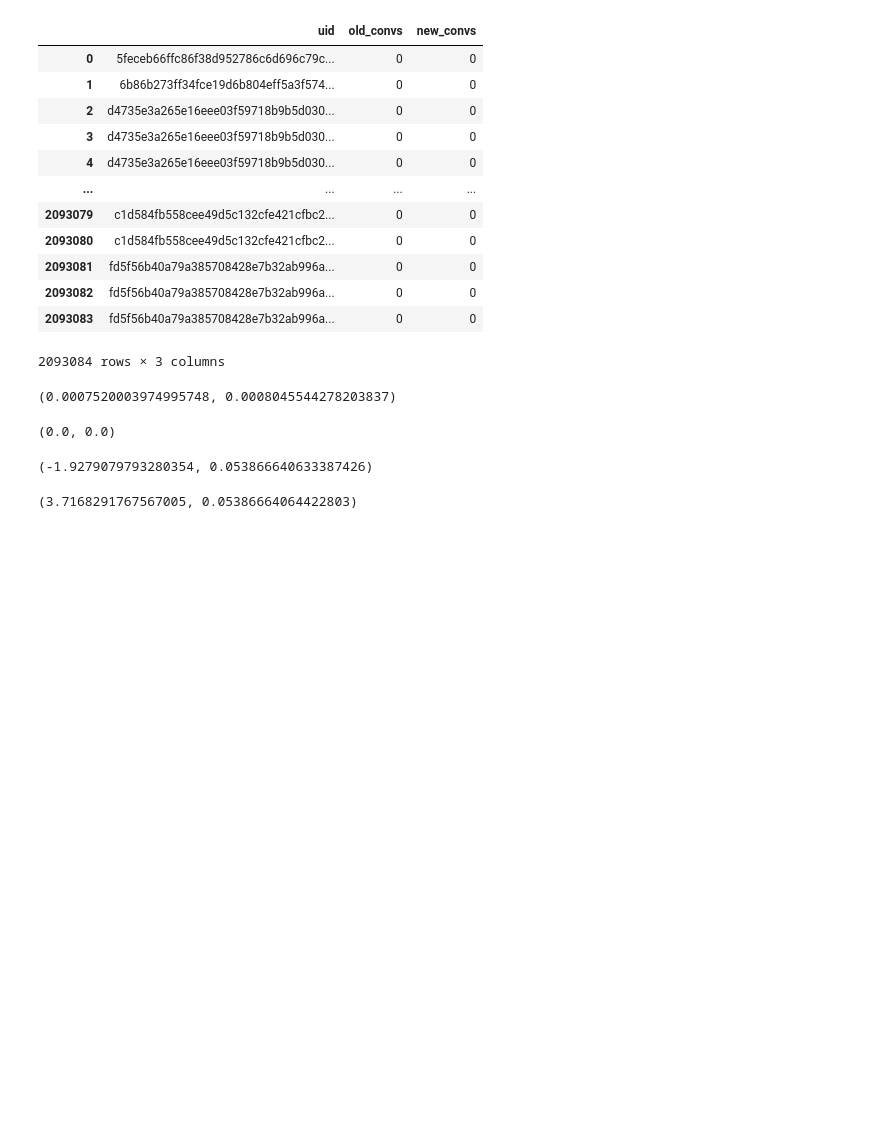
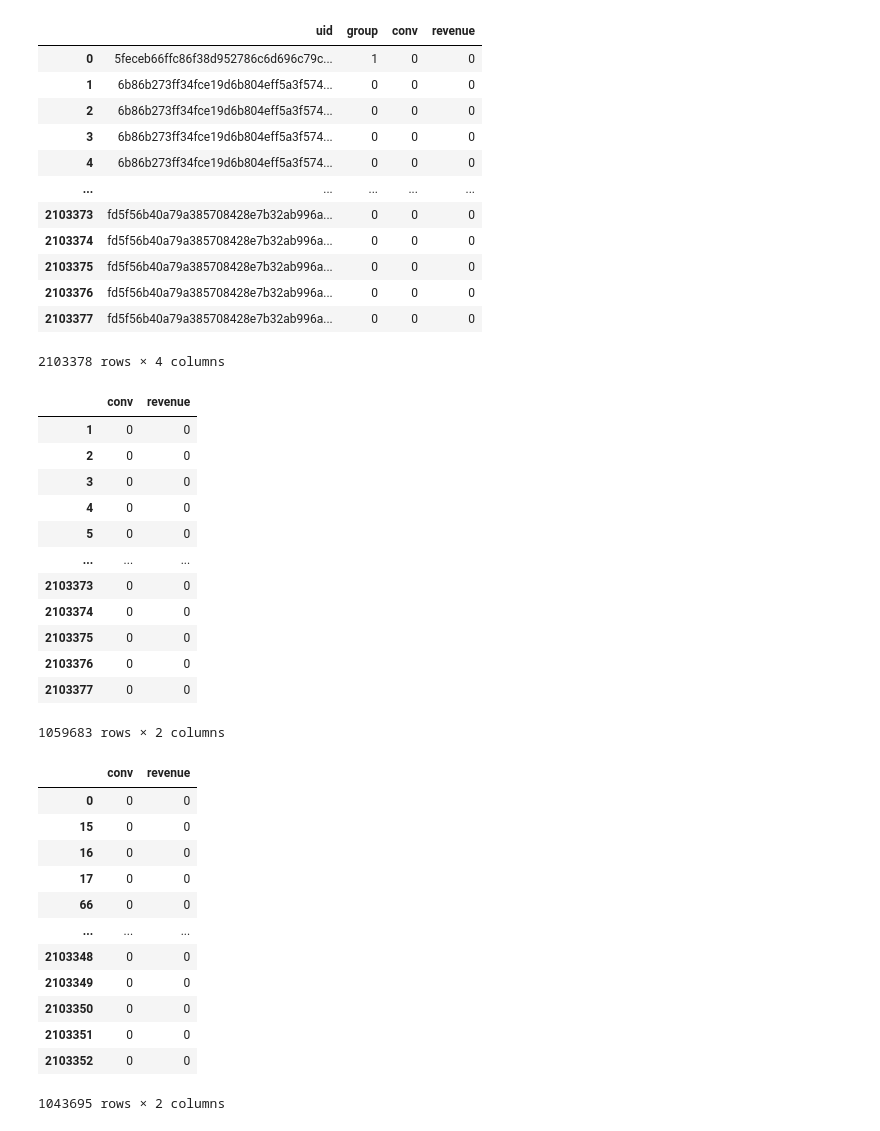
Before and after one commit to artetor/abt, a Jupyter notebook: test.ipynb, the cells around one changed output. Drawn from its saved outputs; the diff is of its cells as text; code cells hidden in the pictures; blank space fills up the shorter version.

```diff
--- a/test.ipynb
+++ b/test.ipynb
@@ -12,28 +9,0 @@ old, new = df["old_convs"], df["new_convs"]
-# %%
-df
-# %% [output]
-|  | uid | old_convs | new_convs |
-| 0 | 5feceb66ffc86f38d952786c6d696c79c... | 0 | 0 |
-| 1 | 6b86b273ff34fce19d6b804eff5a3f574... | 0 | 0 |
-| 2 | d4735e3a265e16eee03f59718b9b5d030... | 0 | 0 |
-| 3 | d4735e3a265e16eee03f59718b9b5d030... | 0 | 0 |
-| 4 | d4735e3a265e16eee03f59718b9b5d030... | 0 | 0 |
-| ... | ... | ... | ... |
-| 2093079 | c1d584fb558cee49d5c132cfe421cfbc2... | 0 | 0 |
-| 2093080 | c1d584fb558cee49d5c132cfe421cfbc2... | 0 | 0 |
-| 2093081 | fd5f56b40a79a385708428e7b32ab996a... | 0 | 0 |
-| 2093082 | fd5f56b40a79a385708428e7b32ab996a... | 0 | 0 |
-| 2093083 | fd5f56b40a79a385708428e7b32ab996a... | 0 | 0 |
-2093084 rows × 3 columns
-# %%
-display(
-    main.find_means(old, new),
-    main.find_percentiles(old, new, 10),
-    main.t_test(old, new),
-    main.anova(old, new),
-)
-# %% [output]
-(0.0007520003974995748, 0.0008045544278203837)
-(0.0, 0.0)
-(-1.9279079793280354, 0.053866640633387426)
-(3.7168291767567005, 0.05386664064422803)
@@ -40 +25,43 @@ display(
+# %%
+display(df, old, new)
+# %% [output]
+|  | uid | group | conv | revenue |
+| 0 | 5feceb66ffc86f38d952786c6d696c79c... | 1 | 0 | 0 |
+| 1 | 6b86b273ff34fce19d6b804eff5a3f574... | 0 | 0 | 0 |
+| 2 | 6b86b273ff34fce19d6b804eff5a3f574... | 0 | 0 | 0 |
+| 3 | 6b86b273ff34fce19d6b804eff5a3f574... | 0 | 0 | 0 |
+| 4 | 6b86b273ff34fce19d6b804eff5a3f574... | 0 | 0 | 0 |
+| ... | ... | ... | ... | ... |
+| 2103373 | fd5f56b40a79a385708428e7b32ab996a... | 0 | 0 | 0 |
+| 2103374 | fd5f56b40a79a385708428e7b32ab996a... | 0 | 0 | 0 |
+| 2103375 | fd5f56b40a79a385708428e7b32ab996a... | 0 | 0 | 0 |
+| 2103376 | fd5f56b40a79a385708428e7b32ab996a... | 0 | 0 | 0 |
+| 2103377 | fd5f56b40a79a385708428e7b32ab996a... | 0 | 0 | 0 |
+2103378 rows × 4 columns
+|  | conv | revenue |
+| 1 | 0 | 0 |
+| 2 | 0 | 0 |
+| 3 | 0 | 0 |
+| 4 | 0 | 0 |
+| 5 | 0 | 0 |
+| ... | ... | ... |
+| 2103373 | 0 | 0 |
+| 2103374 | 0 | 0 |
+| 2103375 | 0 | 0 |
+| 2103376 | 0 | 0 |
+| 2103377 | 0 | 0 |
+1059683 rows × 2 columns
+|  | conv | revenue |
+| 0 | 0 | 0 |
+| 15 | 0 | 0 |
+| 16 | 0 | 0 |
+| 17 | 0 | 0 |
+| 66 | 0 | 0 |
+| ... | ... | ... |
+| 2103348 | 0 | 0 |
+| 2103349 | 0 | 0 |
+| 2103350 | 0 | 0 |
+| 2103351 | 0 | 0 |
+| 2103352 | 0 | 0 |
+1043695 rows × 2 columns
 # %%
```
Also changed, not shown: parts of 12 cells of this notebook, 2 other files.
